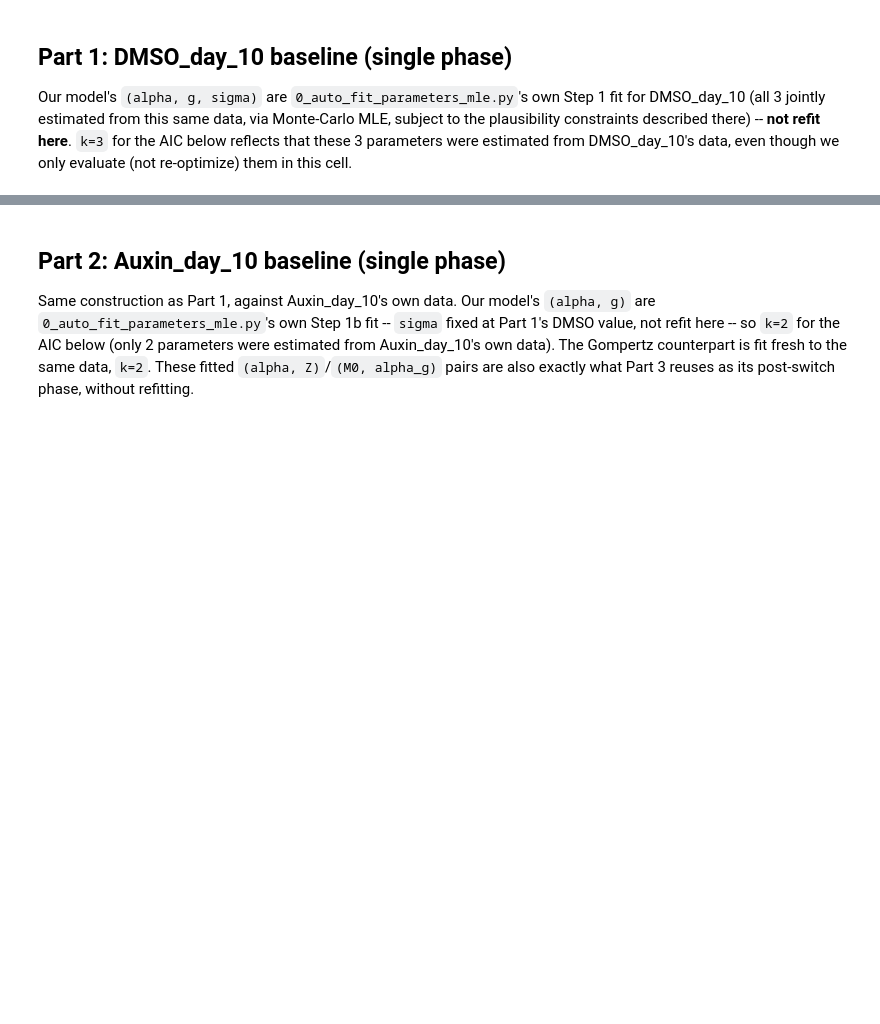
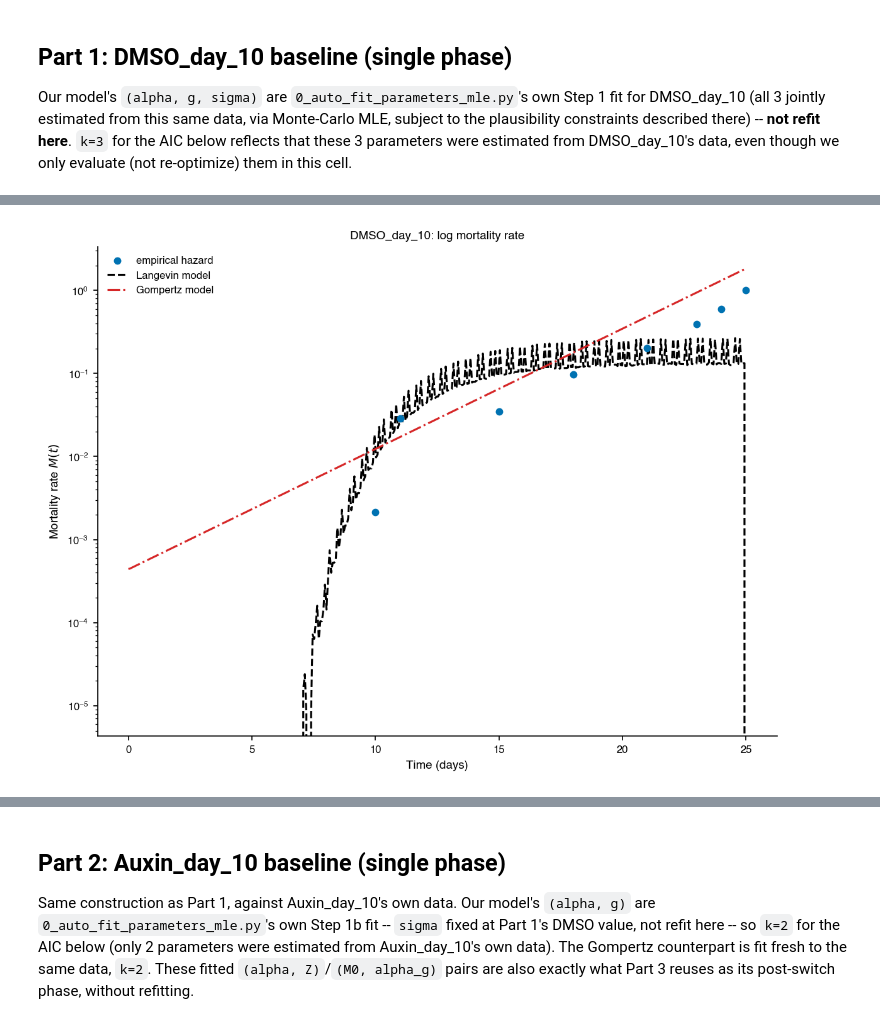
Before and after one commit to GruberComputational/c_elegans_unstable, a Jupyter notebook: notebooks/99_markov_vs_age_dependent.ipynb, the cells around one changed output, grey strips where cells are left out. Cells and saved outputs as stored; diff of their text form; code cells hidden in the pictures; blank space fills up the shorter version.

```diff
--- a/notebooks/99_markov_vs_age_dependent.ipynb
+++ b/notebooks/99_markov_vs_age_dependent.ipynb
@@ -564,0 +695,8 @@ plt.show()
+# %%
+fig, ax = plt.subplots(figsize=(8, 6))
+plot_log_mortality_comparison(ax, d_dmso, t_plot, S_langevin1_plot, S_gomp1_plot,
+                               color="#0072B2", title="DMSO_day_10: log mortality rate")
+plt.tight_layout()
+plt.show()
+# %% [output]
+[figure, added]
```
Also changed, not shown: parts of 27 cells of this notebook, 3 other files.
